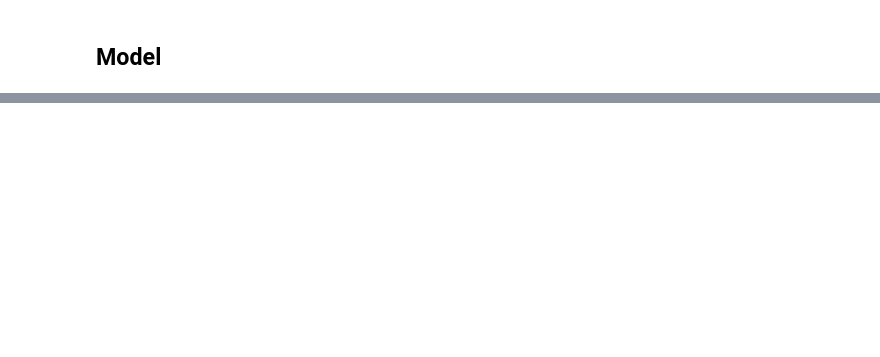
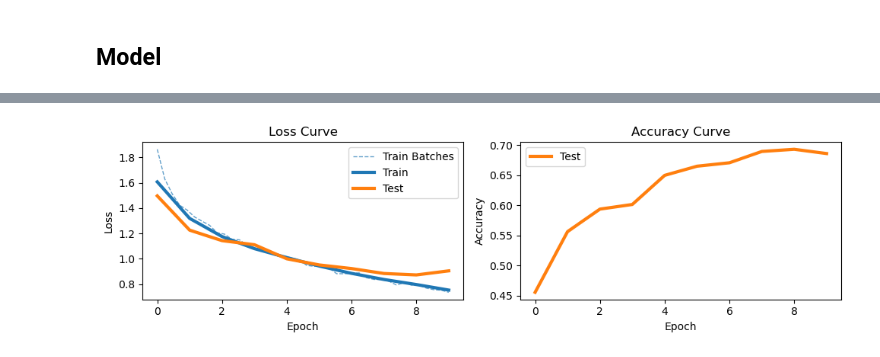
Before and after one commit to Ataago-AI/NN-Deep-Learning, a Jupyter notebook: assignment/NN_DL_Assignment_1.ipynb, the cells around one changed output, grey strips where cells are left out. Cells and saved outputs as stored; diff of their text form; code cells hidden in the pictures; blank space fills up the shorter version.

Commit message:
v0.5.0 : conv + relu + pool Big run : 77%@40Epochs

```diff
--- a/assignment/NN_DL_Assignment_1.ipynb
+++ b/assignment/NN_DL_Assignment_1.ipynb
@@ -192,7 +234,8 @@ class Model(nn.Module):
     self.debug = debug
     self.Ks = Ks
     self.channels = channels
-    self.img_sizes = [IMG_DIM + (STRIDE-kernel_size)*i for i in range(n+1)]
+    self.img_sizes = [(IMG_DIM + (STRIDE-kernel_size)*i) for i in range(n+1)]
+    self.img_sizes = find_img_size(initial_img_size=IMG_DIM, depth=n+1, kernel_size=kernel_size, stride=1, pool=2)
 
     if self.debug: print(f"{self.channels=}")
     if self.debug: print(f"{self.img_sizes=}")
@@ -266,7 +309,7 @@ class Trainer:
 
         batch_losses = list()
         running_loss = 0.0
-        for i, data in tqdm(enumerate(self.trainloader, 0), total=len(trainloader)):
+        for i, data in tqdm(enumerate(self.trainloader, 0), total=len(trainloader), desc=f"Epoch {epoch + 1} "):
             # get the inputs; data is a list of [inputs, labels]
             inputs, labels = data
             if use_gpu:
@@ -336,14 +379,15 @@ class Trainer:
     fig.set_size_inches(10, 3)
 
     X = np.linspace(0, len(self.losses)-1, len(self.batch_losses))
-    ax1.plot(X, self.batch_losses, label="Train Batches", color='C0', marker='x', linestyle='dashed', lw=1, alpha=0.7)
-    ax1.plot(self.losses, label='Train', color='C0', marker='o', lw=3, alpha=1)
-    ax1.plot(self.val_losses, label='Test', color='C1', marker='o', lw=3, alpha=1)
+    ax1.plot(X, self.batch_losses, label="Train Batches", color='C0', linestyle='dashed', lw=1, alpha=0.7)
+    ax1.plot(self.losses, label='Train', color='C0', lw=3, alpha=1)
+    ax1.plot(self.val_losses, label='Test', color='C1', lw=3, alpha=1)
     ax1.legend()
     ax1.set(title=f'Loss Curve', xlabel='Epoch', ylabel='Loss')
 
-    ax2.plot(self.val_accuracy, label="Test", color='C1', marker='o', lw=3, alpha=1)
+    ax2.plot(self.val_accuracy, label="Test", color='C1', lw=3, alpha=1)
     ax2.set(title=f'Accuracy Curve', xlabel='Epoch', ylabel='Accuracy')
+    ax2.legend()
     plt.tight_layout()
     fig.show()
 # %%
@@ -360,15 +406,15 @@ USE_GPU = True
 
 # K = 5
 # HIDDEN_CHANNELS = 16
-HIDDEN_CONV_KERNEL = 7
+HIDDEN_CONV_KERNEL = 3
 STRIDE = 1
 
 # channels = [IMG_CHANNELS, 16, 32, 64, 64] #20, 25, 30]
 # channels = [IMG_CHANNELS, 4, 8, 16, ]
 # channels = [IMG_CHANNELS, 5, 7, 9, 11, 13]
-channels = [IMG_CHANNELS, 5, 7, 9, 11]
+channels = [IMG_CHANNELS, 32, 64, 128, 256, 512, ] #19, ]
 # Ks = channels[1:]
-Ks = [5] * (len(channels) - 1)
+Ks = [3] * (len(channels) - 1)
 N = len(channels) - 1
 
 model = Model(
@@ -380,9 +426,7 @@ model = Model(
 )
 
 model.apply(init_weights)
-
 if USE_GPU: model.to('cuda')
 
-
 model
 # %% [output]
@@ -410,7 +454,7 @@ Model(
 # %%
 # Init optimizer
 
-LR = 1e-3 #1e-3, 1e-4
+LR = 1e-4 #1e-3, 1e-4
 MOMENTUM = 0.9 #0.9
 
 
@@ -531 +575,7 @@ Accuracy of the network on the 10000 test images: 45.18 %
 ... (29 outputs left out)
+# %%
+trainer.epochs = 7
+
+trainer.train(use_gpu=USE_GPU)
+trainer.plot()
+# %% [output]
@@ -531,0 +632 @@ Accuracy of the network on the 10000 test images: 45.18 %
+[figure, added]
```
Also changed, not shown: parts of 9 cells of this notebook.
